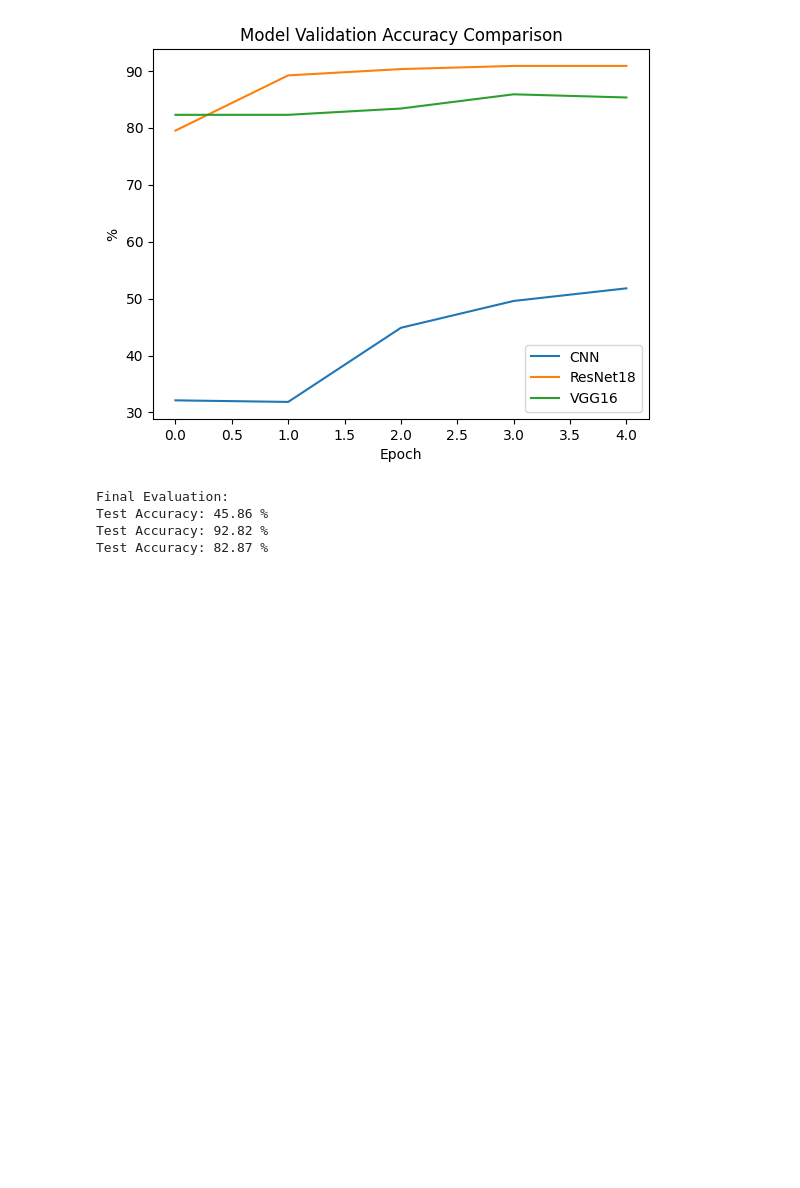
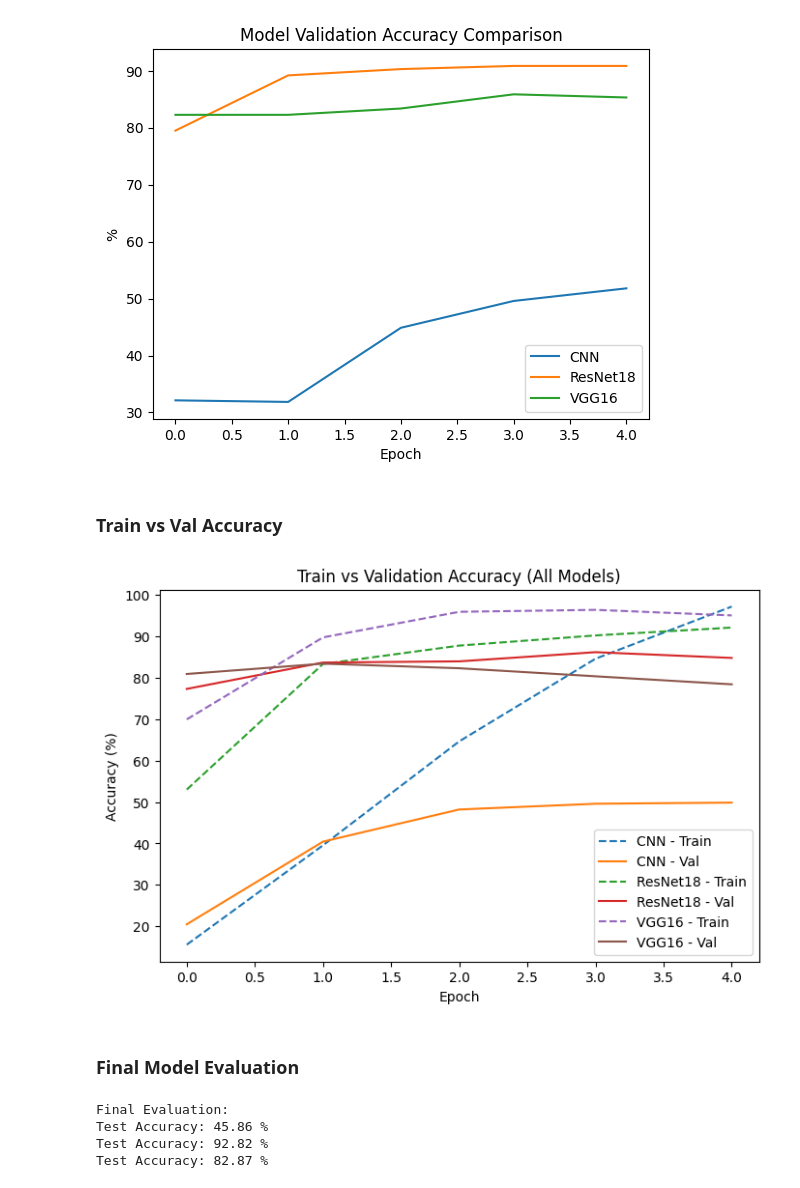
Before and after one commit to harshitxjangam/Imageclass_DL, a Jupyter notebook: notebooks/HW1_MusicInstrument_Classification.ipynb, the cells around one changed output. Drawn from its saved outputs; the diff is of its cells as text; code cells hidden in the pictures; blank space fills up the shorter version.

```diff
--- a/notebooks/HW1_MusicInstrument_Classification.ipynb
+++ b/notebooks/HW1_MusicInstrument_Classification.ipynb
@@ -149,6 +176,22 @@ plt.plot(va_vgg,label='VGG16')
 plt.title("Model Validation Accuracy Comparison"); plt.xlabel("Epoch"); plt.ylabel("%"); plt.legend(); plt.show()
 # %% [output]
 [figure]
+# %% [markdown]
+### **Train vs Val Accuracy**
+# %%
+plt.figure(figsize=(8,5))
+plt.plot(tr_cnn, label='CNN - Train', linestyle='--')
+plt.plot(va_cnn, label='CNN - Val')
+plt.plot(tr_res, label='ResNet18 - Train', linestyle='--')
+plt.plot(va_res, label='ResNet18 - Val')
+plt.plot(tr_vgg, label='VGG16 - Train', linestyle='--')
+plt.plot(va_vgg, label='VGG16 - Val')
+plt.title("Train vs Validation Accuracy (All Models)")
+plt.xlabel("Epoch"); plt.ylabel("Accuracy (%)"); plt.legend(); plt.show()
+# %% [output]
+[figure, added]
+# %% [markdown]
+### **Final Model Evaluation**
 # %%
 def test(model):
     model.eval(); c,t=0,0
```
Also changed, not shown: parts of 40 cells of this notebook.
